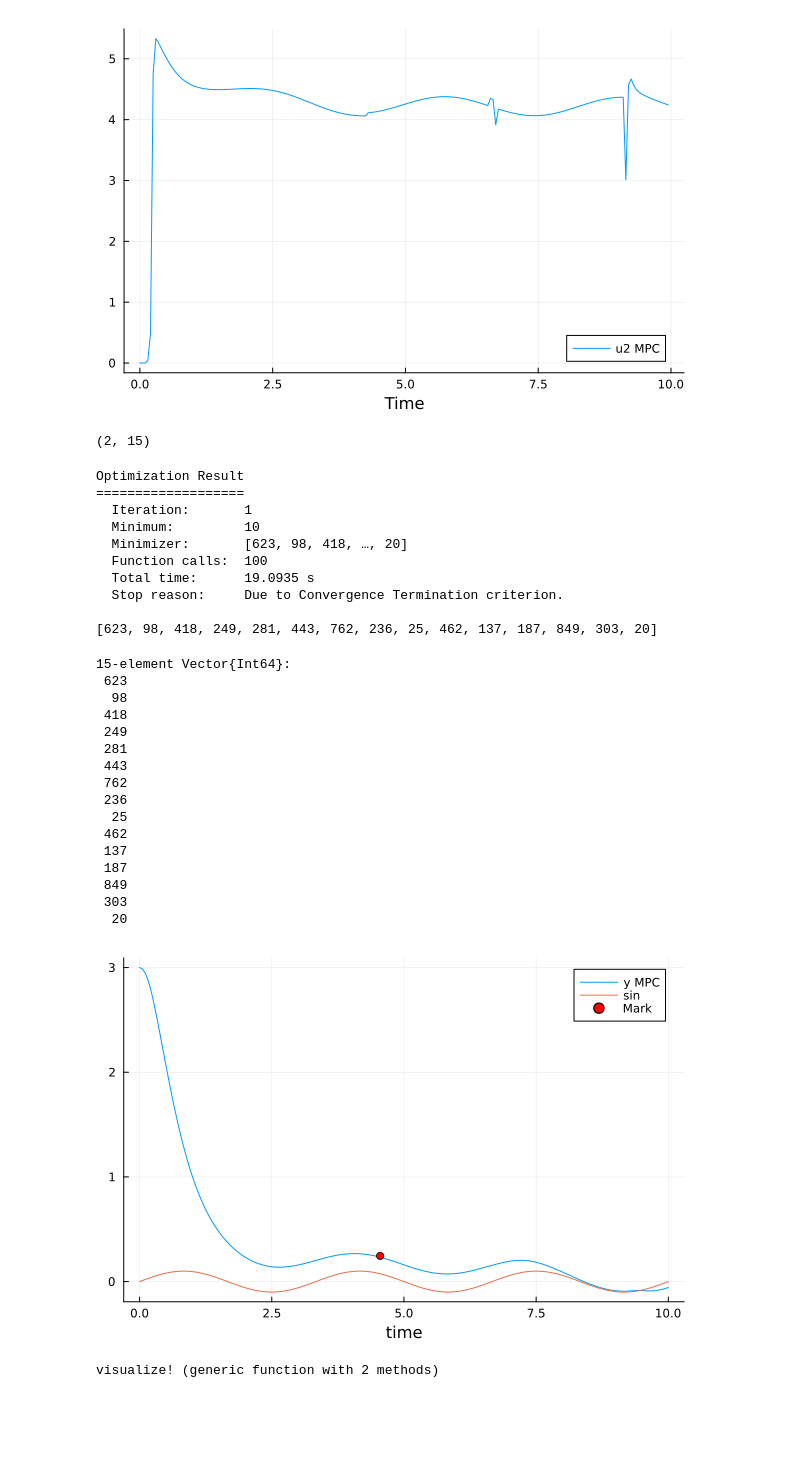
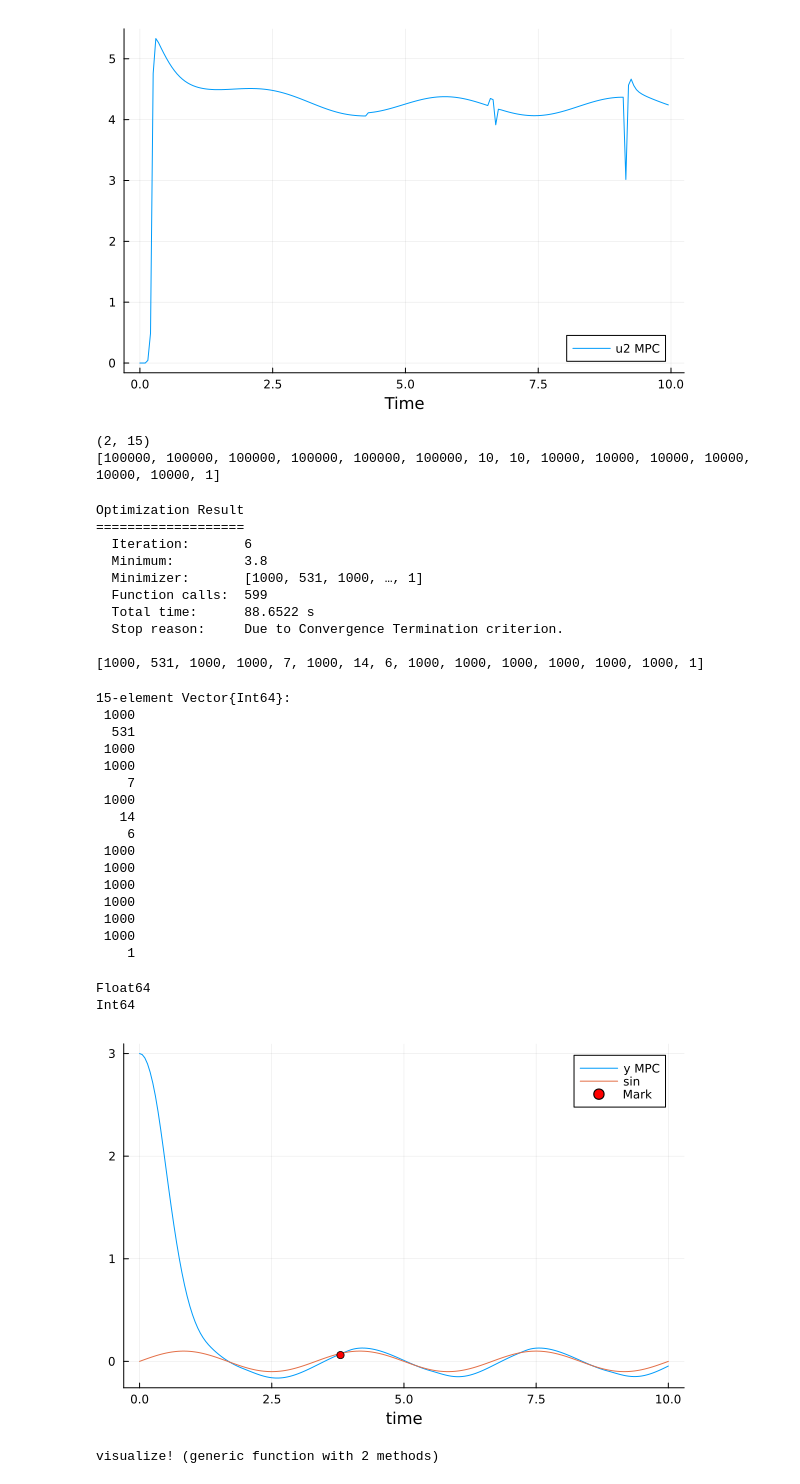
Before and after one commit to CarlosCraveiro/landing_quadrotor_on_osc_platforms, a Jupyter notebook: notebooks/mpc.ipynb, the cells around one changed output. Saved outputs shown, nothing was run; the diff lists cells and outputs as text; code cells hidden in the pictures; blank space fills up the shorter version.

Commit message:
Adds initial guess to the GA that performs optimization

```diff
--- a/notebooks/mpc.ipynb
+++ b/notebooks/mpc.ipynb
@@ -345,7 +343,7 @@ mpc_controller (generic function with 1 method)
 # %%
 function verify_landing(x, x_ref)
     #crit = [0.05; 0.05; 0.05; 0.10; 0.02; 0.1]
-    crit = [1.0; 0.1; 1.0; 1.0; 1.0; 1.0]
+    crit = [0.05; 0.05; 0.05; 0.05; 0.05; 0.05]
 
     sucess_check = true
     for i = 1:(Nx)
@@ -458,7 +456,7 @@ state_space = LinearStateSpace(model, simulation, Nx, Nu, landing_start_height)
 #    R::Matrix{Float64}  # Stage Control Cost Penalty
 #    Qn::Matrix{Float64} # Terminal State Cost Penalty
 #end
-Nh = 50
+Nh = 20
 Nc = 42 # For now is unused...
 
 # Cost weights
@@ -577,9 +577,9 @@ function fitness(model, simulation, traj_params, state_space, gene)
     Nu = state_space.Nu
 
     # Build tunning matrices from gene
-    Q = diagm(gene[1:Nx])#Array(100.0*I(Nx));
-    R = diagm(gene[(Nx + 1):(Nx + Nu)])#Array(.01*I(Nu));
-    Qn = diagm(gene[(Nx + Nu + 1):(2*Nx + Nu)])#Array(10.0*I(Nx));
+    Q = diagm(gene[1:Nx] / 1000.0)#Array(100.0*I(Nx));
+    R = diagm(gene[(Nx + 1):(Nx + Nu)] / 1000.0)#Array(.01*I(Nu));
+    Qn = diagm(gene[(Nx + Nu + 1):(2*Nx + Nu)] / 1000.0)#Array(10.0*I(Nx));
     Nh = gene[2*Nx + Nu + 1]
     Nc = 42 # Unused
 
@@ -625,11 +625,19 @@ ga = GA(;
     #p_crossover = 0.5, # 50 %
     #initializer = RandomInBounds(pop_size), # What are other options?
     mutation = PolynomialMutation(;bounds), # What are the types?
-    crossover=SBX(;bounds), # What is it?
+    crossover=SBX(;bounds), # What is it??
                 environmental_selection=GenerationalReplacement() # Lembro mais ou menos
 );
+
+initial_guess = ones(Int, 2*Nx + Nu + 1)
+initial_guess[1:Nx] .= 100000
+initial_guess[(Nx + 1):(Nx + Nu)] .= 10
+initial_guess[(Nx + Nu + 1):(2*Nx + Nu)] .= 10000
+println(initial_guess)
+set_user_solutions!(ga, initial_guess, (gene) -> fitness(model, simulation, traj_params, state_space, gene));
 # %% [output]
 (2, 15)
+[100000, 100000, 100000, 100000, 100000, 100000, 10, 10, 10000, 10000, 10000, 10000, 10000, 10000, 1]
 # %%
 #dgene = ones(2*Nx + Nu + 1)
 #dgene[2*Nx + Nu + 1] = 1
@@ -641,71 +649,74 @@ bgene = minimizer(result)
 # %% [output]
 Optimization Result
 ===================
-  Iteration:       1
-  Minimum:         10
-  Minimizer:       [623, 98, 418, …, 20]
-  Function calls:  100
-  Total time:      19.0935 s
+  Iteration:       6
+  Minimum:         3.8
+  Minimizer:       [1000, 531, 1000, …, 1]
+  Function calls:  599
+  Total time:      88.6522 s
   Stop reason:     Due to Convergence Termination criterion.
 
-[623, 98, 418, 249, 281, 443, 762, 236, 25, 462, 137, 187, 849, 303, 20]
+[1000, 531, 1000, 1000, 7, 1000, 14, 6, 1000, 1000, 1000, 1000, 1000, 1000, 1]
 15-element Vector{Int64}:
- 623
-  98
- 418
- 249
- 281
- 443
- 762
- 236
-  25
- 462
- 137
- 187
- 849
- 303
-  20
+ 1000
+  531
+ 1000
+ 1000
+    7
+ 1000
+   14
+    6
+ 1000
+ 1000
+ 1000
+ 1000
+ 1000
+ 1000
+    1
 # %%
-bgene = [204, 979, 558, 799, 218, 791, 11, 85, 1, 807, 918, 383, 457, 295, 7]
+bland_time = minimum(result)
+#bgene = [204, 979, 558, 799, 218, 791, 11, 85, 1, 807, 918, 383, 457, 295, 7]
 Nx = state_space.Nx
 Nu = state_space.Nu
 
     # Build tunning matrices from gene
-    Q = diagm(bgene[1:Nx])#Array(100.0*I(Nx));
-    R = diagm(bgene[(Nx + 1):(Nx + Nu)])#Array(.01*I(Nu));
-    Qn = diagm(bgene[(Nx + Nu + 1):(2*Nx + Nu)])#Array(10.0*I(Nx));
+    Q = diagm(bgene[1:Nx] / 1000.0)#Array(100.0*I(Nx));
+    R = diagm(bgene[(Nx + 1):(Nx + Nu)]/ 1000.0)#Array(.01*I(Nu));
+    Qn = diagm(bgene[(Nx + Nu + 1):(2*Nx + Nu)]/ 1000.0)#Array(10.0*I(Nx));
     Nh = bgene[2*Nx + Nu + 1]
     Nc = 42 # Unused
 
     tunning_params = MPCTunningParameters(Nh, Nc, Q, R, Qn)
     bxhist, buhist, bplathist, bland_time = closed_loop(
         x0,
         state_space,
         tunning_params,
         traj_params,
         simulation,
         model,
         # mpc_controller(model, simulation, tunning_params, trajectory, t, x, xref)
         (t, x) -> mpc_controller(
             model,
             simulation,
             tunning_params,
             traj_params,
             t,
             x,
             gen_ref(state_space, traj_params, tunning_params, t, simulation.h) # verify if this works as expected!!
         ),
         simulation.Nt
     );
 
 ## Plot de interesse|
 plot(thist,bxhist[2,:], label="y MPC")
 plot!(thist, 0.1*sin.(2*pi*0.3*thist), label="sin")
 
 xlabel!("time")
-scatter!([land_time], [bxhist[2,trunc(Int, land_time/simulation.h)]], label="Mark", color=:red, markersize=4)
+scatter!([bland_time], [bxhist[2,trunc(Int, bland_time/simulation.h)]], label="Mark", color=:red, markersize=4)
 # %% [output]
+Float64
+Int64
-[figure, old version]
+[figure, new version]
 # %%
 #Set up visualization
 using MeshCat
```
Also changed, not shown: parts of 9 cells of this notebook.
